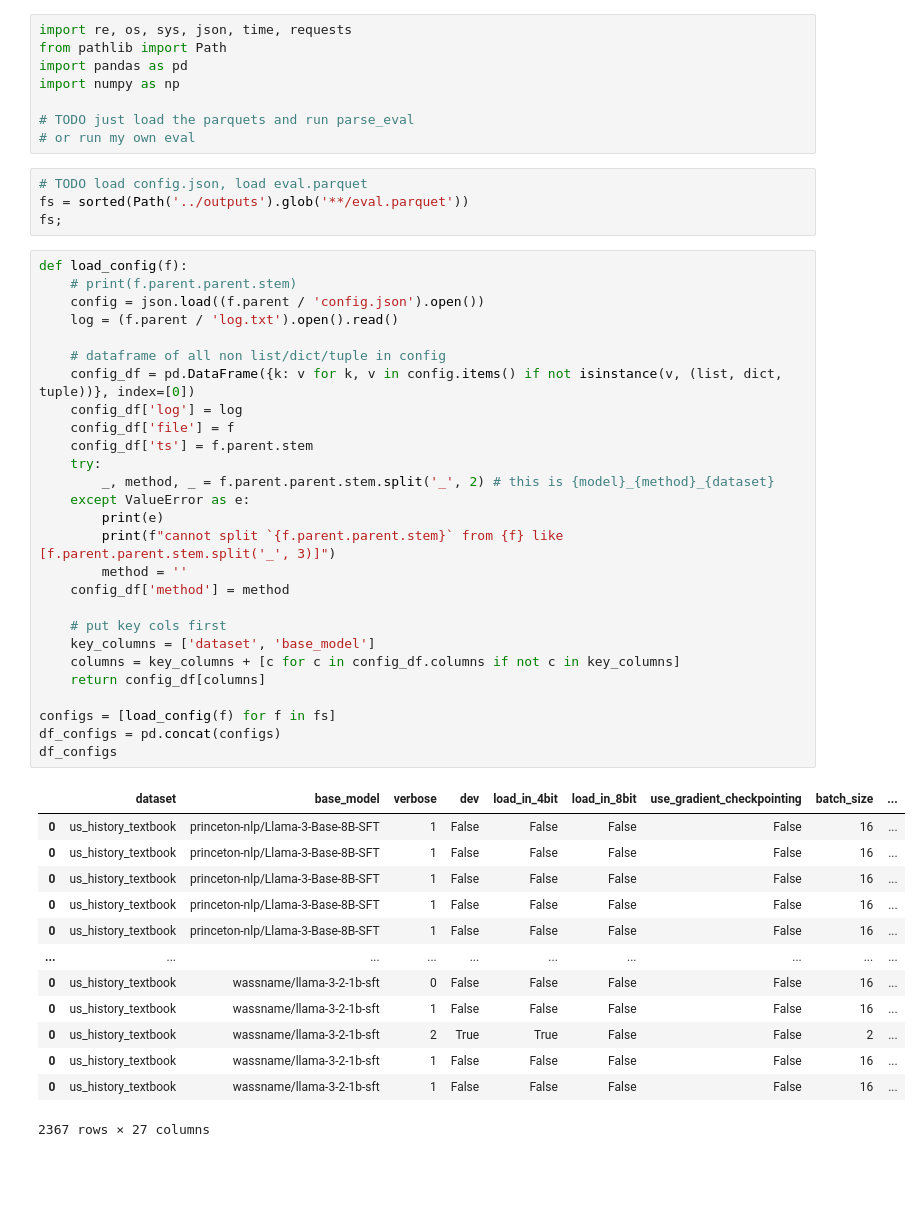
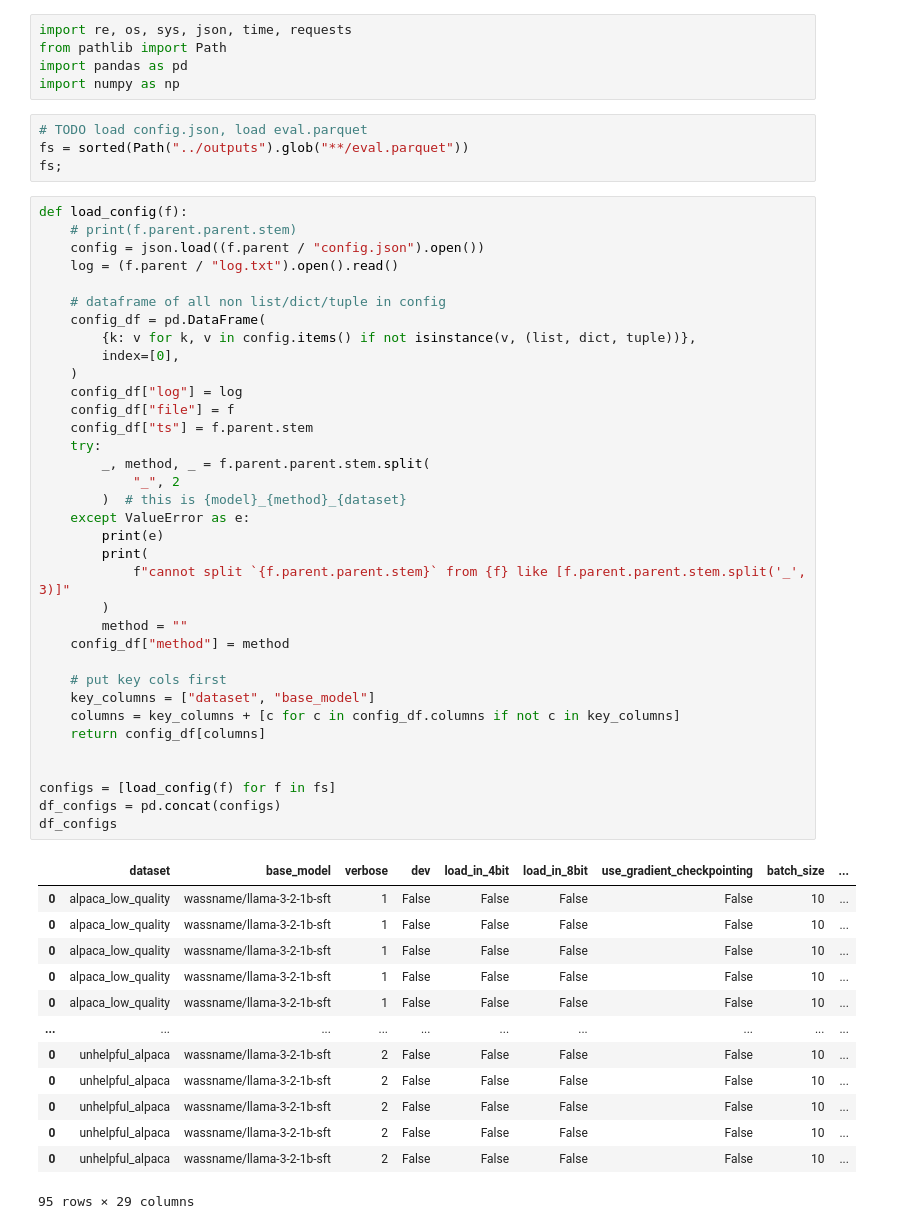
Before and after one commit to wassname/repr-preference-optimization, a Jupyter notebook: nbs/11_display_train_results.ipynb, the cells around one changed output. Drawn from its saved outputs; the diff is of its cells as text; blank space fills up the shorter version.

```diff
--- a/nbs/11_display_train_results.ipynb
+++ b/nbs/11_display_train_results.ipynb
@@ -3,54 +5,59 @@ import re, os, sys, json, time, requests
 from pathlib import Path
 import pandas as pd
 import numpy as np
-
-# TODO just load the parquets and run parse_eval
-# or run my own eval
 # %%
 # TODO load config.json, load eval.parquet
-fs = sorted(Path('../outputs').glob('**/eval.parquet'))
+fs = sorted(Path("../outputs").glob("**/eval.parquet"))
 fs;
 # %%
 def load_config(f):
     # print(f.parent.parent.stem)
-    config = json.load((f.parent / 'config.json').open())
-    log = (f.parent / 'log.txt').open().read()
+    config = json.load((f.parent / "config.json").open())
+    log = (f.parent / "log.txt").open().read()
 
     # dataframe of all non list/dict/tuple in config
-    config_df = pd.DataFrame({k: v for k, v in config.items() if not isinstance(v, (list, dict, tuple))}, index=[0])
-    config_df['log'] = log
-    config_df['file'] = f
-    config_df['ts'] = f.parent.stem
+    config_df = pd.DataFrame(
+        {k: v for k, v in config.items() if not isinstance(v, (list, dict, tuple))},
+        index=[0],
+    )
+    config_df["log"] = log
+    config_df["file"] = f
+    config_df["ts"] = f.parent.stem
     try:
-        _, method, _ = f.parent.parent.stem.split('_', 2) # this is {model}_{method}_{dataset}
+        _, method, _ = f.parent.parent.stem.split(
+            "_", 2
+        )  # this is {model}_{method}_{dataset}
     except ValueError as e:
         print(e)
-        print(f"cannot split `{f.parent.parent.stem}` from {f} like [f.parent.parent.stem.split('_', 3)]")
-        method = ''
-    config_df['method'] = method
+        print(
+            f"cannot split `{f.parent.parent.stem}` from {f} like [f.parent.parent.stem.split('_', 3)]"
+        )
+        method = ""
+    config_df["method"] = method
 
     # put key cols first
-    key_columns = ['dataset', 'base_model']
+    key_columns = ["dataset", "base_model"]
     columns = key_columns + [c for c in config_df.columns if not c in key_columns]
     return config_df[columns]
+
 
 configs = [load_config(f) for f in fs]
 df_configs = pd.concat(configs)
 df_configs
 # %% [output]
 |  | dataset | base_model | verbose | dev | load_in_4bit | load_in_8bit | use_gradient_checkpointing | batch_size | ... |
-| 0 | us_history_textbook | princeton-nlp/Llama-3-Base-8B-SFT | 1 | False | False | False | False | 16 | ... |
-| 0 | us_history_textbook | princeton-nlp/Llama-3-Base-8B-SFT | 1 | False | False | False | False | 16 | ... |
-| 0 | us_history_textbook | princeton-nlp/Llama-3-Base-8B-SFT | 1 | False | False | False | False | 16 | ... |
-| 0 | us_history_textbook | princeton-nlp/Llama-3-Base-8B-SFT | 1 | False | False | False | False | 16 | ... |
-| 0 | us_history_textbook | princeton-nlp/Llama-3-Base-8B-SFT | 1 | False | False | False | False | 16 | ... |
+| 0 | alpaca_low_quality | wassname/llama-3-2-1b-sft | 1 | False | False | False | False | 10 | ... |
+| 0 | alpaca_low_quality | wassname/llama-3-2-1b-sft | 1 | False | False | False | False | 10 | ... |
+| 0 | alpaca_low_quality | wassname/llama-3-2-1b-sft | 1 | False | False | False | False | 10 | ... |
+| 0 | alpaca_low_quality | wassname/llama-3-2-1b-sft | 1 | False | False | False | False | 10 | ... |
+| 0 | alpaca_low_quality | wassname/llama-3-2-1b-sft | 1 | False | False | False | False | 10 | ... |
 | ... | ... | ... | ... | ... | ... | ... | ... | ... | ... |
-| 0 | us_history_textbook | wassname/llama-3-2-1b-sft | 0 | False | False | False | False | 16 | ... |
-| 0 | us_history_textbook | wassname/llama-3-2-1b-sft | 1 | False | False | False | False | 16 | ... |
-| 0 | us_history_textbook | wassname/llama-3-2-1b-sft | 2 | True | True | False | False | 2 | ... |
-| 0 | us_history_textbook | wassname/llama-3-2-1b-sft | 1 | False | False | False | False | 16 | ... |
-| 0 | us_history_textbook | wassname/llama-3-2-1b-sft | 1 | False | False | False | False | 16 | ... |
+| 0 | unhelpful_alpaca | wassname/llama-3-2-1b-sft | 2 | False | False | False | False | 10 | ... |
+| 0 | unhelpful_alpaca | wassname/llama-3-2-1b-sft | 2 | False | False | False | False | 10 | ... |
+| 0 | unhelpful_alpaca | wassname/llama-3-2-1b-sft | 2 | False | False | False | False | 10 | ... |
+| 0 | unhelpful_alpaca | wassname/llama-3-2-1b-sft | 2 | False | False | False | False | 10 | ... |
+| 0 | unhelpful_alpaca | wassname/llama-3-2-1b-sft | 2 | False | False | False | False | 10 | ... |
-2367 rows × 27 columns
+95 rows × 29 columns
 # %%
 # df_evals = [pd.read_parquet(f) for f in fs]
 # df_eval = pd.concat(df_evals).reset_index()
```
Also changed, not shown: parts of 5 cells of this notebook, 7 other files.
